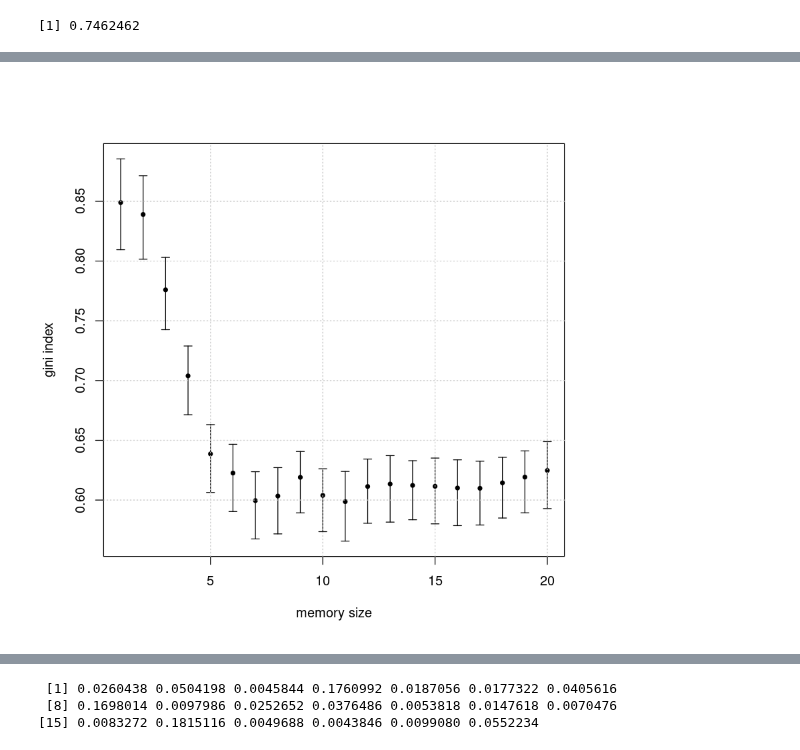
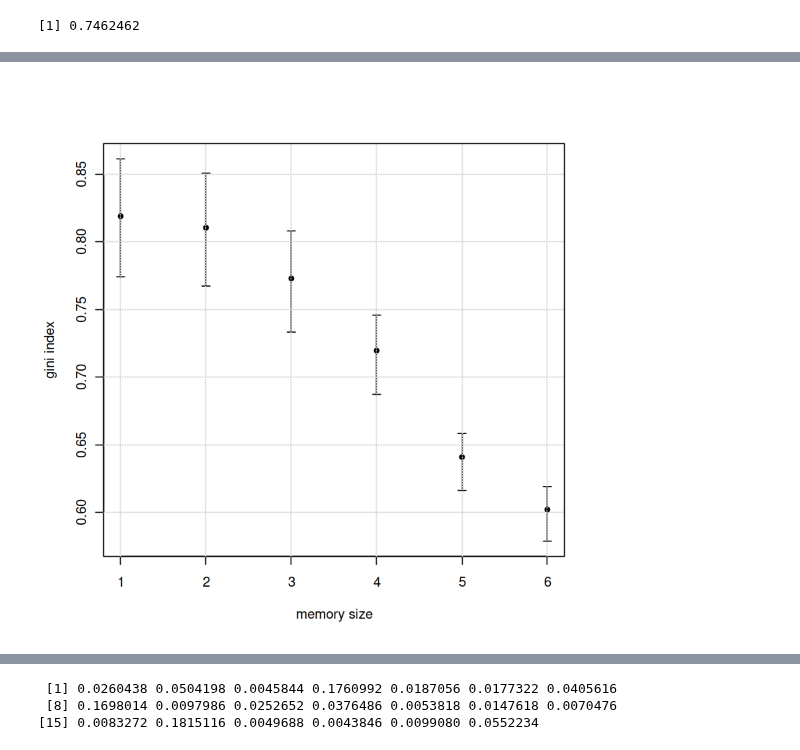
Before and after one commit to BFSteam/memory, a Jupyter notebook: jup/R/R_fit_activation_time.ipynb, the cells around one changed output, grey strips where cells are left out. Drawn from its saved outputs; the diff is of its cells as text; code cells hidden in the pictures.

```diff
--- a/jup/R/R_fit_activation_time.ipynb
+++ b/jup/R/R_fit_activation_time.ipynb
@@ -146,6 +128,6 @@ Warning message in fread(files[k]):
 # %%
 fwrite(x = data.table(HBp), file="./HBp.csv")
 # %%
-HBp <- fread(file = './HBp.csv', header=FALSE, sep=",")
+HBp <- fread(file = '../../log/maggiora/HBp_news.csv', header=FALSE, sep=",")
 nrow(HBp)
 # %% [output]
@@ -263,18 +250,18 @@ normal <- function(x, mu, sig, scale, off) { off + scale * dnorm(x, mu, sig) }
 sigmoid <- function(x, mu, sig, scale, off) { off + scale * 1/(sig + exp(mu*x)) }
 # %%
 #https://stackoverflow.com/questions/13032777/scatter-plot-with-error-bars
-Data <- data.frame(memory=c(1:20), gini=gini_news,
+Data <- data.frame(memory=c(1:6), gini=gini_news,
                    giniup=ifelse(gini_erru>(gini_estd), gini_erru, gini_estd),
                    ginidown=ifelse(gini_errd>(gini_estd), gini_errd, gini_estd), ginistd=gini_estd)
 
 plot(Data$memory, Data$gini, xlab="memory size", ylab="gini index", pch=20, ylim=range(c(Data$gini-Data$ginidown, Data$gini+Data$giniup)), panel.first=grid())
 #arrows(Data$memory, Data$gini-Data$ginistd, Data$memory, Data$gini + Data$ginistd, length=0.05, angle=90, code=3, col='blue')
 arrows(Data$memory, Data$gini-Data$ginidown, Data$memory, Data$gini + Data$giniup, length=0.05, angle=90, code=3)
 
 par(new=TRUE)
 grid()
 # %% [output]
-[figure, old version]
+[figure, new version]
 # %%
 ## https://stackoverflow.com/questions/15882323/r-robust-fitting-of-data-points-to-a-gaussian-function#15883835
 
```
Also changed, not shown: parts of 9 cells of this notebook, 6 other files.
